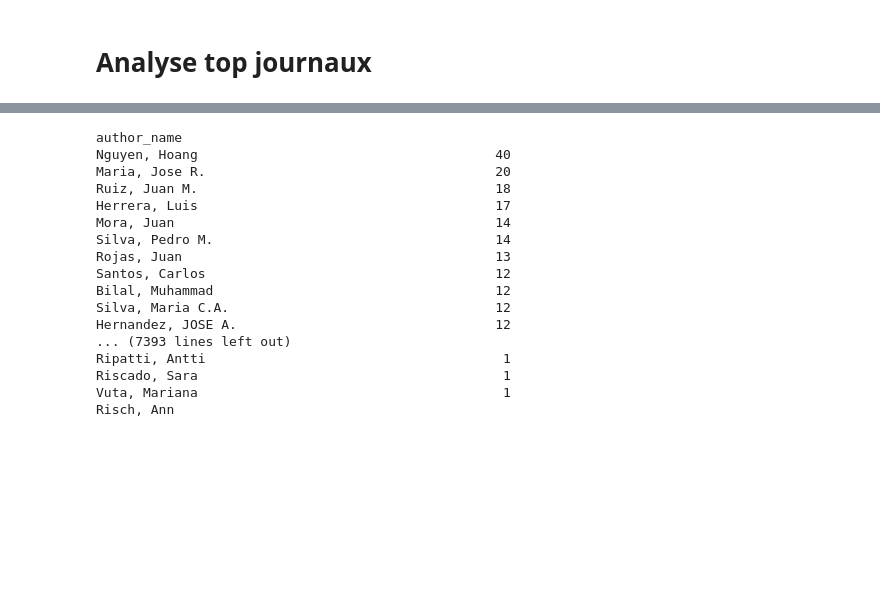
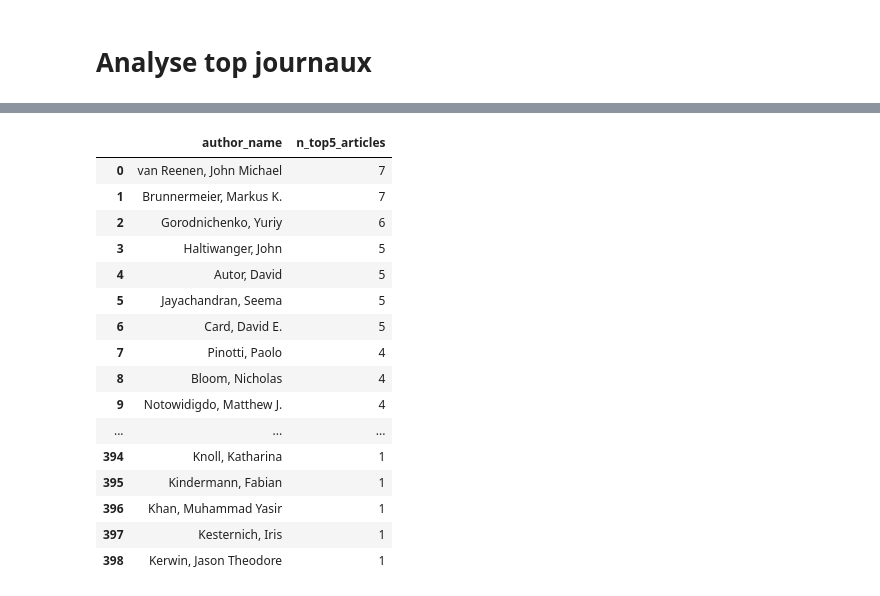
Before and after one commit to celinamadaschi/Telecom-DataAnalysis_Economics, a Jupyter notebook: isaure merge.ipynb, the cells around one changed output, grey strips where cells are left out. Saved outputs shown, nothing was run; the diff lists cells and outputs as text; code cells hidden in the pictures; blank space fills up the shorter version.

```diff
--- a/isaure merge.ipynb
+++ b/isaure merge.ipynb
@@ -584,26 +473,0 @@ top_inst_top5.head(20)
-# %%
-homonym_risk = (
-    df.groupby("author_name")["Author(s)"]
-      .nunique()
-      .sort_values(ascending=False)
-)
-
-homonym_risk
-# %% [output]
-author_name
-Nguyen, Hoang                                      40
-Maria, Jose R.                                     20
-Ruiz, Juan M.                                      18
-Herrera, Luis                                      17
-Mora, Juan                                         14
-Silva, Pedro M.                                    14
-Rojas, Juan                                        13
-Santos, Carlos                                     12
-Bilal, Muhammad                                    12
-Silva, Maria C.A.                                  12
-Hernandez, JOSE A.                                 12
-... (7393 lines left out)
-Ripatti, Antti                                      1
-Riscado, Sara                                       1
-Vuta, Mariana                                       1
-Risch, Ann
@@ -616,0 +474,20 @@ suspect_authors = (
+# %%
+top_authors_top5
+# %% [output]
+|  | author_name | n_top5_articles |
+| 0 | van Reenen, John Michael | 7 |
+| 1 | Brunnermeier, Markus K. | 7 |
+| 2 | Gorodnichenko, Yuriy | 6 |
+| 3 | Haltiwanger, John | 5 |
+| 4 | Autor, David | 5 |
+| 5 | Jayachandran, Seema | 5 |
+| 6 | Card, David E. | 5 |
+| 7 | Pinotti, Paolo | 4 |
+| 8 | Bloom, Nicholas | 4 |
+| 9 | Notowidigdo, Matthew J. | 4 |
+| ... | ... | ... |
+| 394 | Knoll, Katharina | 1 |
+| 395 | Kindermann, Fabian | 1 |
+| 396 | Khan, Muhammad Yasir | 1 |
+| 397 | Kesternich, Iris | 1 |
+| 398 | Kerwin, Jason Theodore | 1 |
```
Also changed, not shown: parts of 19 cells of this notebook.
